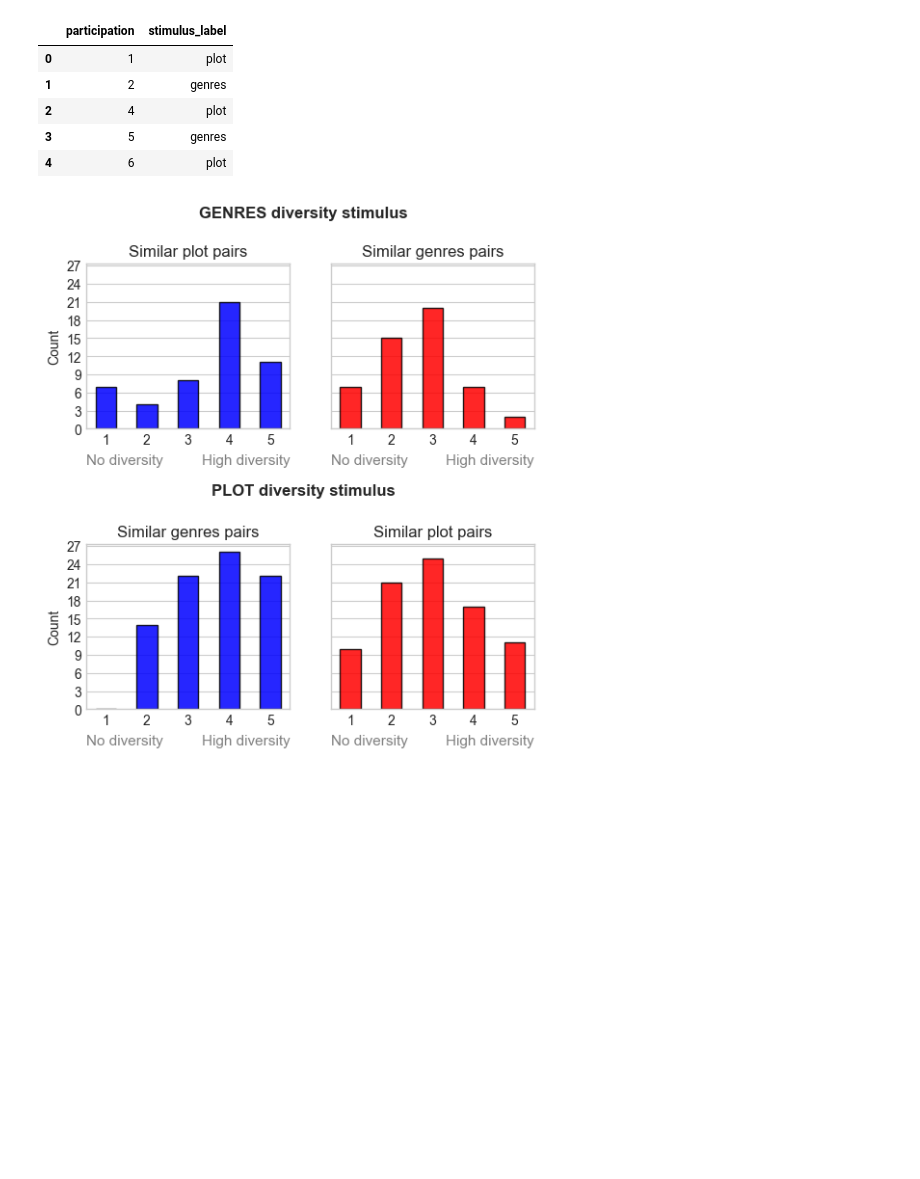
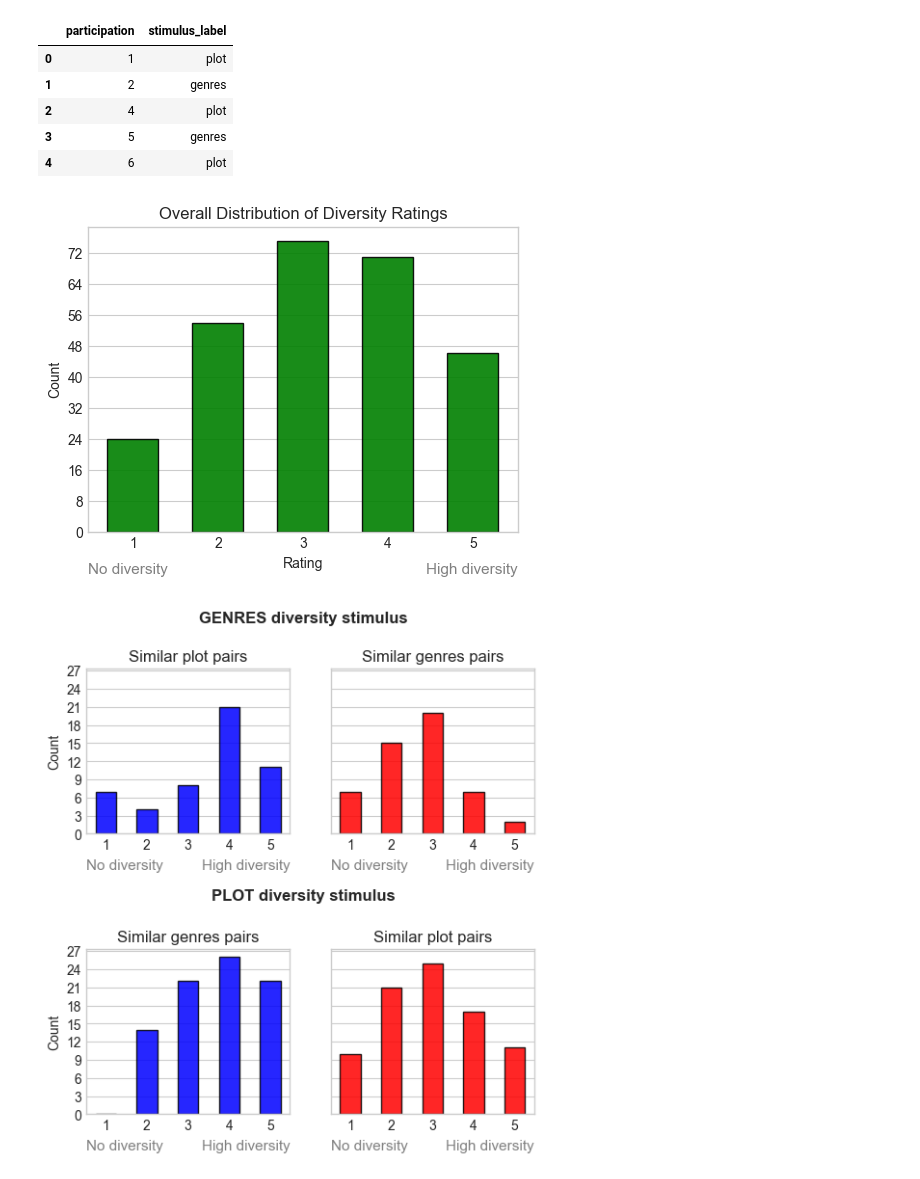
Before and after one commit to RichardFedak/llm-diversity, a Jupyter notebook: experiment/EasyStudy/reporting/report.ipynb, the cells around one changed output. Drawn from its saved outputs; the diff is of its cells as text; code cells hidden in the pictures; blank space fills up the shorter version.

```diff
--- a/experiment/EasyStudy/reporting/report.ipynb
+++ b/experiment/EasyStudy/reporting/report.ipynb
@@ -256,6 +256,47 @@ id_stimulus_mapping.head()
 | 2 | 4 | plot |
 | 3 | 5 | genres |
 | 4 | 6 | plot |
+# %%
+plt.style.use("seaborn-v0_8-whitegrid")
+
+genres_df = div_df[div_df['stimulus_label'] == "genres"].copy()
+plot_df = div_df[div_df['stimulus_label'] == "plot"].copy()
+all_ratings = []
+
+for data in genres_df['data']:
+    parsed = json.loads(data)
+    all_ratings += [int(item['rating']) for item in parsed.get("sim_plot", [])]
+    all_ratings += [int(item['rating']) for item in parsed.get("sim_genres", [])]
+
+# PLOT stimulus
+for data in plot_df['data']:
+    parsed = json.loads(data)
+    all_ratings += [int(item['rating']) for item in parsed.get("sim_plot", [])]
+    all_ratings += [int(item['rating']) for item in parsed.get("sim_genres", [])]
+
+rating_counts = Counter(all_ratings)
+
+fig, ax = plt.subplots(figsize=(5, 4))
+bar_style = dict(alpha=0.9, edgecolor='black')
+ax.bar(range(1, 6), [rating_counts.get(i, 0) for i in range(1, 6)],
+       color='green', width=0.6, **bar_style)
+
+ax.set_title("Overall Distribution of Diversity Ratings")
+ax.set_xlabel("Rating")
+ax.set_ylabel("Count")
+ax.set_xticks(range(1, 6))
+ax.yaxis.set_major_locator(plt.MaxNLocator(integer=True))
+ax.grid(axis='x', visible=False)
+
+# Add "No diversity" and "High diversity" text
+ax.text(0.0, -0.10, 'No diversity', ha='left', va='top', fontsize=11, color='gray', transform=ax.transAxes)
+ax.text(1.0, -0.10, 'High diversity', ha='right', va='top', fontsize=11, color='gray', transform=ax.transAxes)
+
+plt.tight_layout()
+plt.savefig("overall_rating_distribution.pdf", format="pdf", bbox_inches="tight")
+plt.show()
+# %% [output]
+[figure, added]
 # %%
 plt.style.use("seaborn-v0_8-whitegrid")
 
```
Also changed, not shown: parts of 7 cells of this notebook.
